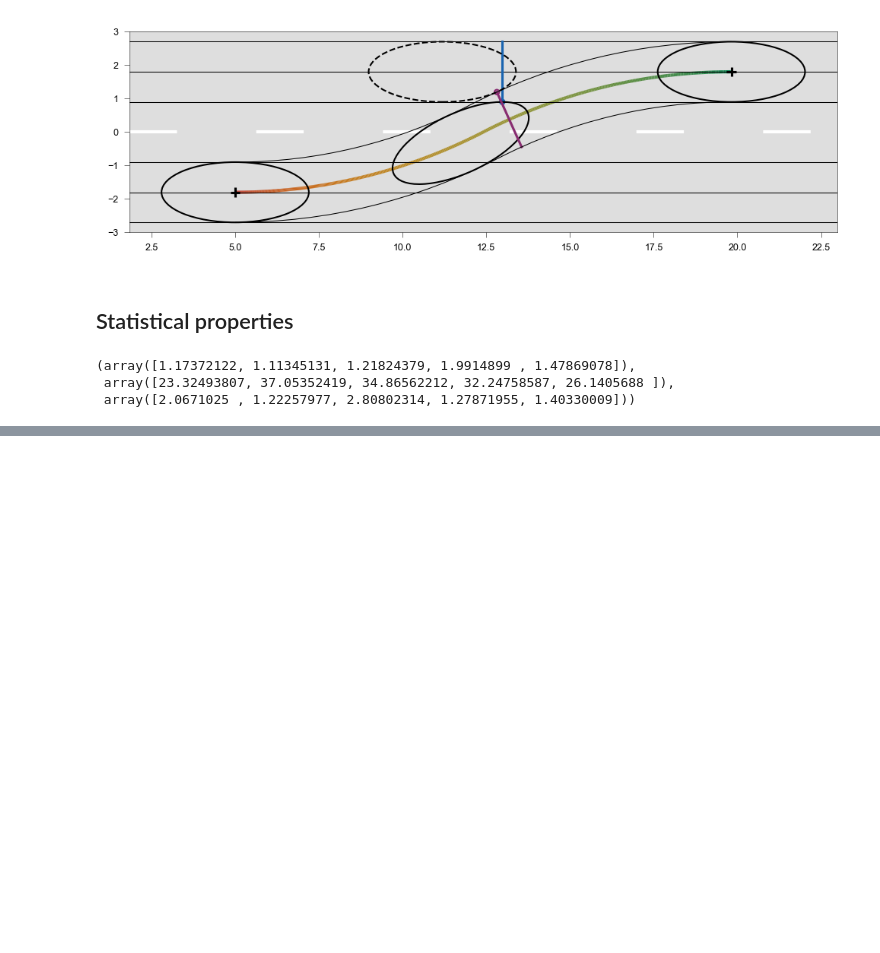
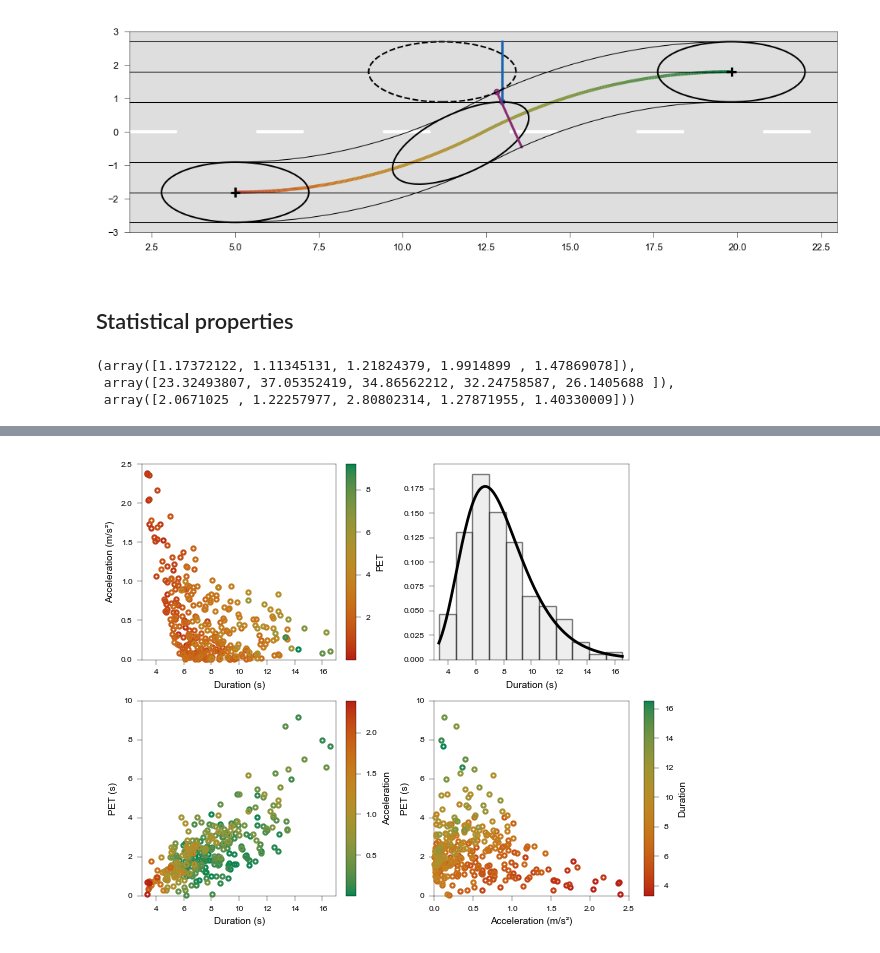
Before and after one commit to EPFL-ENAC/LUTS-pneuma-simulator, a Jupyter notebook: notebooks/discrete.ipynb, the cells around one changed output, grey strips where cells are left out. Cells and saved outputs as stored; diff of their text form; code cells hidden in the pictures; blank space fills up the shorter version.

```diff
--- a/notebooks/discrete.ipynb
+++ b/notebooks/discrete.ipynb
@@ -1127,3 +1076,78 @@ plt.show()
+# %%
+# Function for scatter with color mapping
+def plot_rings(
+    ax,
+    x,
+    y,
+    color_var,
+    cmap,
+    xlabel,
+    ylabel,
+    color_label,
+    markersize=3,
+    lw=1.5,
+    reverse_cmap=False,
+    reverse_order=False,
+):
+    if reverse_cmap:
+        cmap = cmap.reversed()
+    idx = np.argsort(color_var)
+    if reverse_order:
+        idx = idx[::-1]
+    norm = Normalize(vmin=color_var.min(), vmax=color_var.max())
+
+    for xi, yi, ci in zip(x[idx], y[idx], color_var[idx]):
+        ax.plot(
+            xi,
+            yi,
+            marker="o",
+            fillstyle="none",
+            markersize=markersize,
+            markeredgecolor=cmap(norm(ci)),
+            markeredgewidth=lw,
+            linestyle="None",
+            zorder=10,
+            clip_on=False,
+        )
+    ax.set_xlabel(xlabel)
+    ax.set_ylabel(ylabel)
+
+    # Return ScalarMappable for colorbar
+    sm = ScalarMappable(cmap=cmap, norm=norm)
+    sm.set_array([])
+    return sm
+
+
+# Create 2x2 figure
+fig, axes = plt.subplots(2, 2, figsize=(15 * cm, 12 * cm), constrained_layout=True)
+
+# Top-left: Duration vs Acceleration, color = PET
+sm0 = plot_rings(axes[0, 0], A, C, B, cmap, "Duration (s)", "Acceleration (m/s²)", "PET")
+fig.colorbar(sm0, ax=axes[0, 0], label="PET")
+axes[0, 0].set_xlim(3, 17)  # example limits
+axes[0, 0].set_ylim(0, 2.5)
+
+# Top-right: Histogram
+axes[0, 1].hist(data, bins="scott", density=True, alpha=0.5, color=grey, edgecolor="black", label="Data")
+axes[0, 1].plot(x, lognorm.pdf(x, shape_ln, loc=loc_ln, scale=scale_ln), color="k", lw=2, label="Lognormal")
+axes[0, 1].set_xlabel("Duration (s)")
+axes[0, 1].set_xlim(3, 17)  # match x-axis with scatter plots
+
+# Bottom-left: Duration vs PET, color = Acceleration
+sm1 = plot_rings(axes[1, 0], A, B, C, cmap.reversed(), "Duration (s)", "PET (s)", "Acceleration")
+fig.colorbar(sm1, ax=axes[1, 0], label="Acceleration")
+axes[1, 0].set_xlim(3, 17)
+axes[1, 0].set_ylim(0, 10)
+
+# Bottom-right: Acceleration vs PET, color = Duration
+sm2 = plot_rings(axes[1, 1], C, B, A, cmap, "Acceleration (m/s²)", "PET (s)", "Duration")
+fig.colorbar(sm2, ax=axes[1, 1], label="Duration")
+axes[1, 1].set_xlim(0, 2.5)
+axes[1, 1].set_ylim(0, 10)
+# plt.savefig("./output/sketches/lc_duration.pdf", format="pdf", transparent=True)
+plt.show()
+# %% [output]
+[figure, added]
 # %%
 # -----------------------------
 # Example LC duration data (replace with your own)
```
Also changed, not shown: parts of 5 cells of this notebook.
